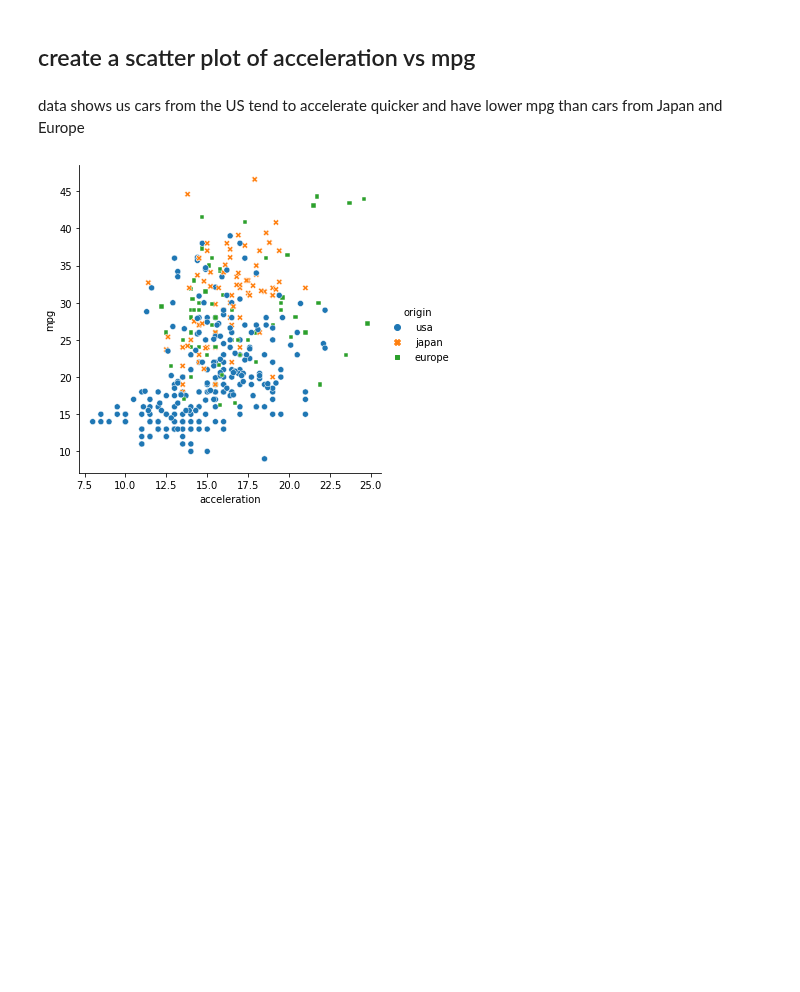
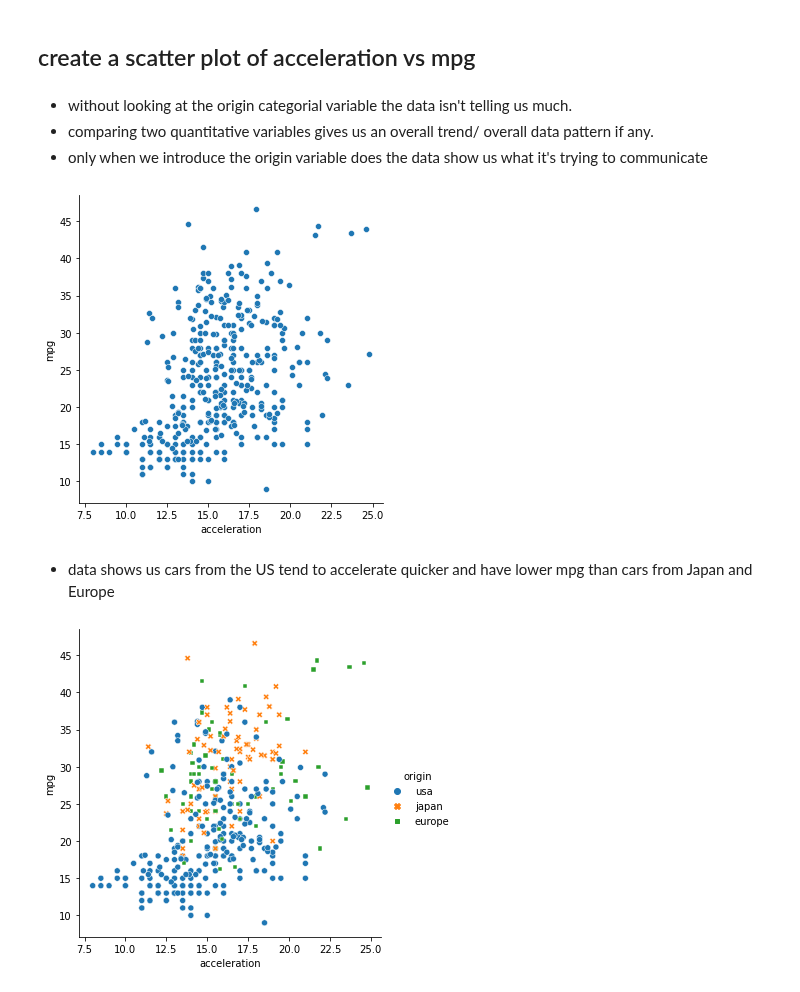
Before and after one commit to Jose-Servin/DataCamp, a Jupyter notebook: Courses/Intro_Seaborn/all_about_Seaborn.ipynb, the cells around one changed output. Cells and saved outputs as stored; diff of their text form; code cells hidden in the pictures; blank space fills up the shorter version.

```diff
--- a/Courses/Intro_Seaborn/all_about_Seaborn.ipynb
+++ b/Courses/Intro_Seaborn/all_about_Seaborn.ipynb
@@ -295,8 +295,24 @@ plt.show()
 [figure]
 # %% [markdown]
 ## create a scatter plot of acceleration vs mpg
+# %% [markdown]
+* without looking at the origin categorial variable the data isn't telling us much.
+* comparing two quantitative variables gives us an overall trend/ overall data pattern if any.
+* only when we introduce the origin variable does the data show us what it's trying to communicate
+# %%
+sns.relplot(
+    x='acceleration',
+    y='mpg',
+    data = mpg_data,
+    kind = 'scatter'
+    #hue = 'origin',
+    #style= 'origin'
+)
+plt.show()
+# %% [output]
+[figure, added]
 # %% [markdown]
-data shows us cars from the US tend to accelerate quicker and have lower mpg than cars from Japan and Europe
+* data shows us cars from the US tend to accelerate quicker and have lower mpg than cars from Japan and Europe
 # %%
 sns.relplot(
     x='acceleration',
```
Also changed, not shown: parts of 8 cells of this notebook.
